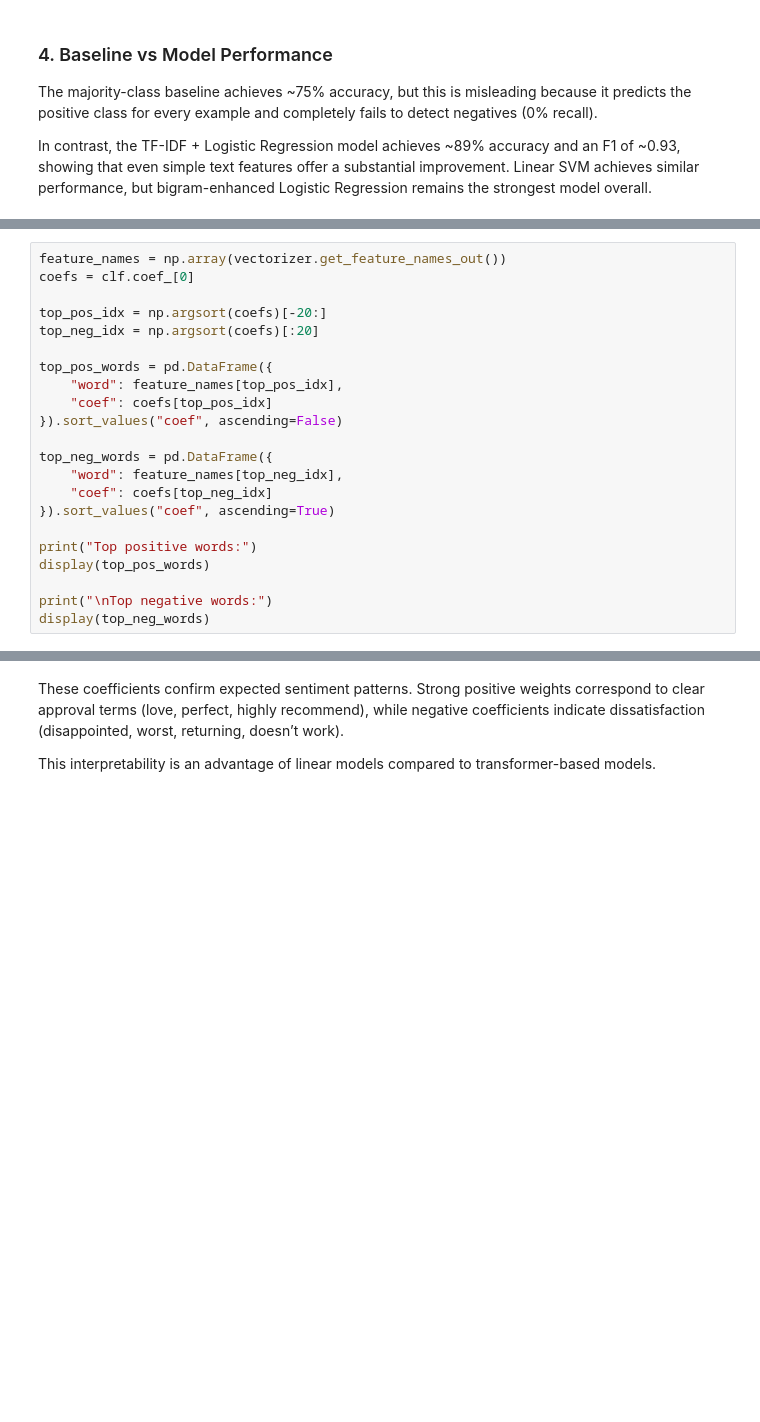
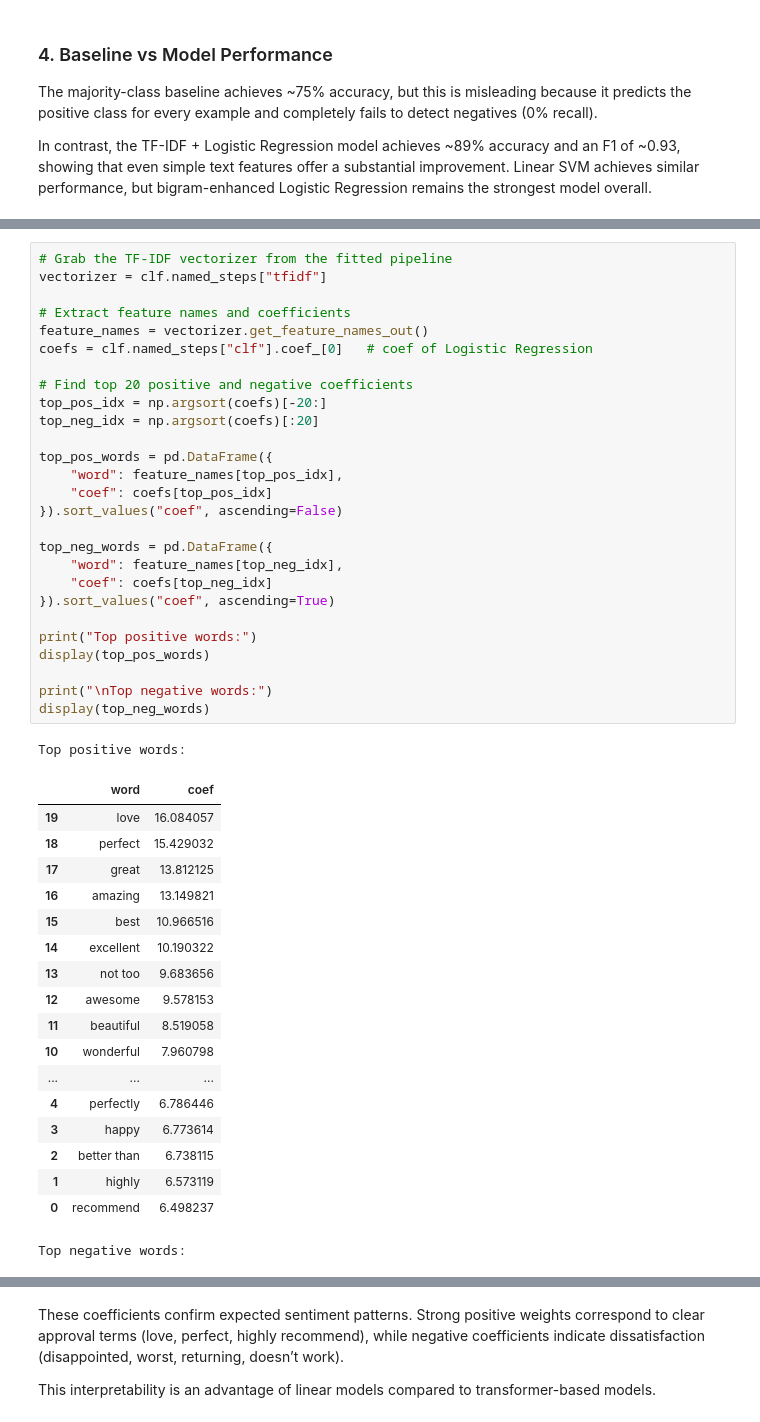
Before and after one commit to shochak2016/ece158-assignment2, a Jupyter notebook: amazon_beauty.ipynb, the cells around one changed output, grey strips where cells are left out. Cells and saved outputs as stored; diff of their text form; blank space fills up the shorter version.

```diff
--- a/amazon_beauty.ipynb
+++ b/amazon_beauty.ipynb
@@ -822,22 +767,47 @@ plt.show()
 # %%
-feature_names = np.array(vectorizer.get_feature_names_out())
-coefs = clf.coef_[0]
+# Grab the TF-IDF vectorizer from the fitted pipeline
+vectorizer = clf.named_steps["tfidf"]
 
+# Extract feature names and coefficients
+feature_names = vectorizer.get_feature_names_out()
+coefs = clf.named_steps["clf"].coef_[0]   # coef of Logistic Regression
+
+# Find top 20 positive and negative coefficients
 top_pos_idx = np.argsort(coefs)[-20:]
 top_neg_idx = np.argsort(coefs)[:20]
 
 top_pos_words = pd.DataFrame({
     "word": feature_names[top_pos_idx],
     "coef": coefs[top_pos_idx]
 }).sort_values("coef", ascending=False)
 
 top_neg_words = pd.DataFrame({
     "word": feature_names[top_neg_idx],
     "coef": coefs[top_neg_idx]
 }).sort_values("coef", ascending=True)
 
 print("Top positive words:")
 display(top_pos_words)
 
 print("\nTop negative words:")
 display(top_neg_words)
+# %% [output]
+Top positive words:
+|  | word | coef |
+| 19 | love | 16.084057 |
+| 18 | perfect | 15.429032 |
+| 17 | great | 13.812125 |
+| 16 | amazing | 13.149821 |
+| 15 | best | 10.966516 |
+| 14 | excellent | 10.190322 |
+| 13 | not too | 9.683656 |
+| 12 | awesome | 9.578153 |
+| 11 | beautiful | 8.519058 |
+| 10 | wonderful | 7.960798 |
+| ... | ... | ... |
+| 4 | perfectly | 6.786446 |
+| 3 | happy | 6.773614 |
+| 2 | better than | 6.738115 |
+| 1 | highly | 6.573119 |
+| 0 | recommend | 6.498237 |
+Top negative words:
```
Also changed, not shown: parts of 10 cells of this notebook.
